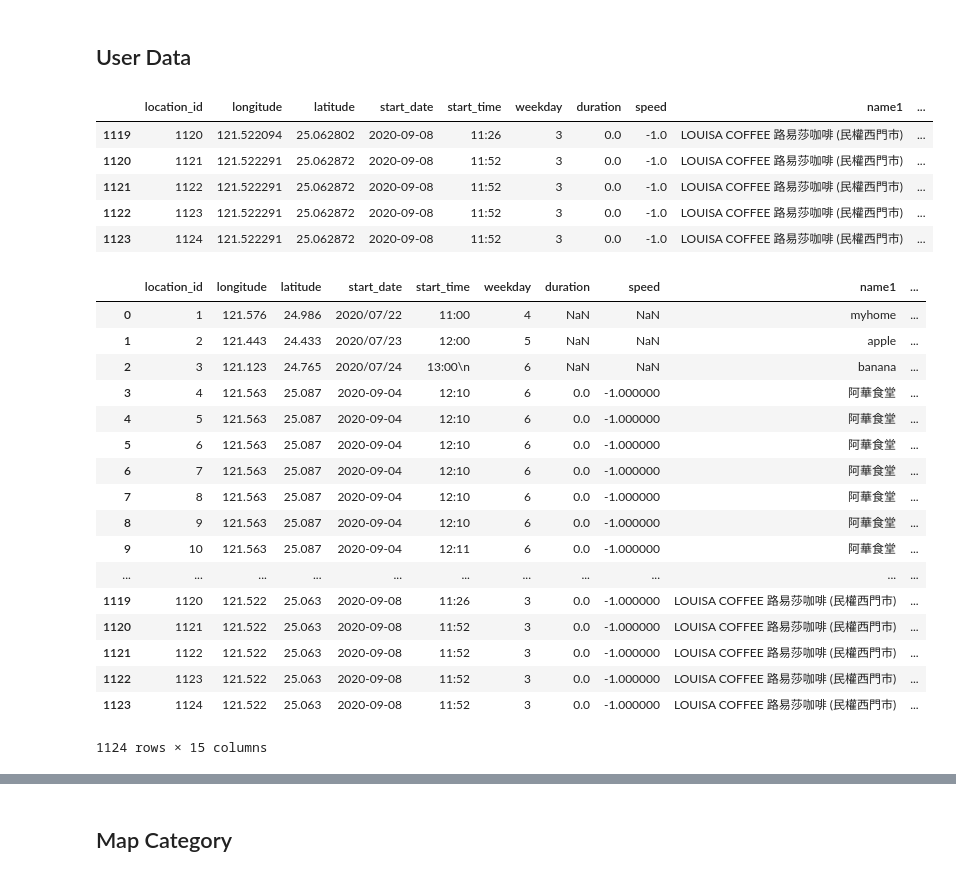
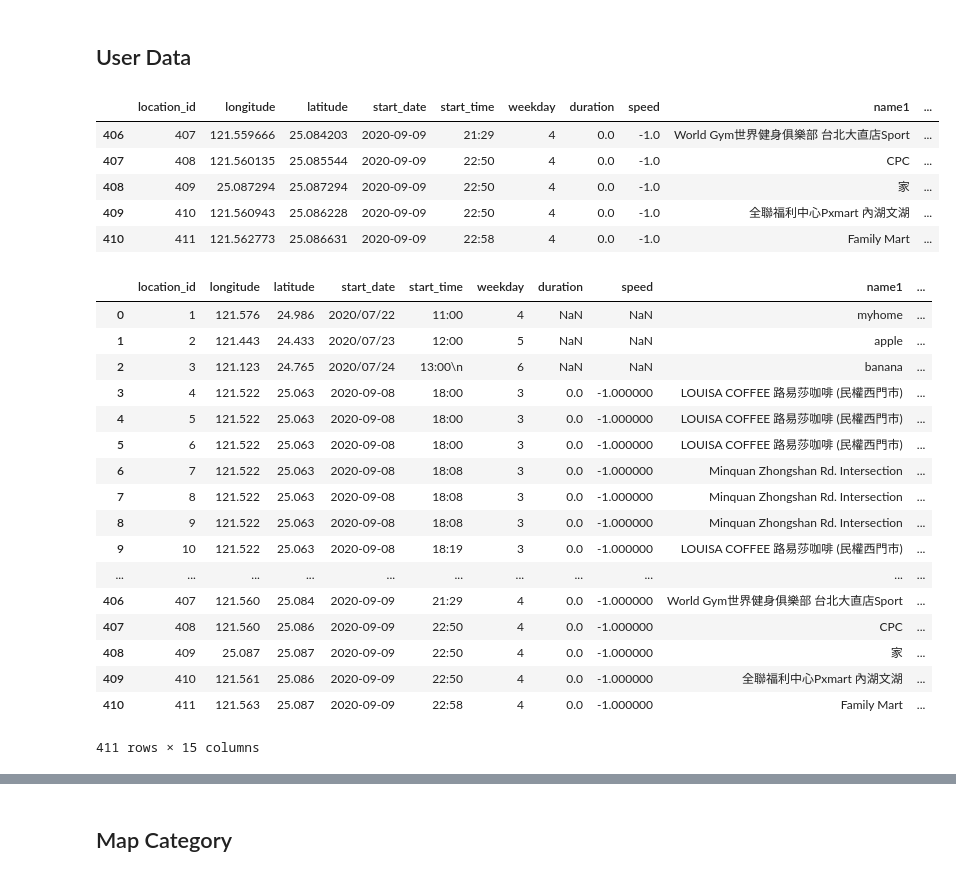
Before and after one commit to yuchieh0130/chchboss, a Jupyter notebook: CategoryPrediction_RandomForest.ipynb, the cells around one changed output, grey strips where cells are left out. Saved outputs shown, nothing was run; the diff lists cells and outputs as text; code cells hidden in the pictures.

```diff
--- a/CategoryPrediction_RandomForest.ipynb
+++ b/CategoryPrediction_RandomForest.ipynb
@@ -148,15 +148,15 @@ array([12,  1,  1, 10, 10, 10,  3, 10, 10,  1, 10, 11,  1,  1,  4, 10,  3,
 # %% [markdown]
 ## User Data
 # %%
-location = pd.read_csv("0908.csv")
+location = pd.read_csv("0909.csv")
 location.tail()
 # %% [output]
 |  | location_id | longitude | latitude | start_date | start_time | weekday | duration | speed | name1 | ... |
-| 1119 | 1120 | 121.522094 | 25.062802 | 2020-09-08 | 11:26 | 3 | 0.0 | -1.0 | LOUISA COFFEE 路易莎咖啡 (民權西門市) | ... |
-| 1120 | 1121 | 121.522291 | 25.062872 | 2020-09-08 | 11:52 | 3 | 0.0 | -1.0 | LOUISA COFFEE 路易莎咖啡 (民權西門市) | ... |
-| 1121 | 1122 | 121.522291 | 25.062872 | 2020-09-08 | 11:52 | 3 | 0.0 | -1.0 | LOUISA COFFEE 路易莎咖啡 (民權西門市) | ... |
-| 1122 | 1123 | 121.522291 | 25.062872 | 2020-09-08 | 11:52 | 3 | 0.0 | -1.0 | LOUISA COFFEE 路易莎咖啡 (民權西門市) | ... |
-| 1123 | 1124 | 121.522291 | 25.062872 | 2020-09-08 | 11:52 | 3 | 0.0 | -1.0 | LOUISA COFFEE 路易莎咖啡 (民權西門市) | ... |
+| 406 | 407 | 121.559666 | 25.084203 | 2020-09-09 | 21:29 | 4 | 0.0 | -1.0 | World Gym世界健身俱樂部 台北大直店Sport | ... |
+| 407 | 408 | 121.560135 | 25.085544 | 2020-09-09 | 22:50 | 4 | 0.0 | -1.0 | CPC | ... |
+| 408 | 409 | 25.087294 | 25.087294 | 2020-09-09 | 22:50 | 4 | 0.0 | -1.0 | 家 | ... |
+| 409 | 410 | 121.560943 | 25.086228 | 2020-09-09 | 22:50 | 4 | 0.0 | -1.0 | 全聯福利中心Pxmart 內湖文湖 | ... |
+| 410 | 411 | 121.562773 | 25.086631 | 2020-09-09 | 22:58 | 4 | 0.0 | -1.0 | Family Mart | ... |
 # %%
 stopLoc = location.drop(['category3','category4','category5'], 1)
 
@@ -175,20 +175,20 @@ stopLoc
 | 0 | 1 | 121.576 | 24.986 | 2020/07/22 | 11:00 | 4 | NaN | NaN | myhome | ... |
 | 1 | 2 | 121.443 | 24.433 | 2020/07/23 | 12:00 | 5 | NaN | NaN | apple | ... |
 | 2 | 3 | 121.123 | 24.765 | 2020/07/24 | 13:00\n | 6 | NaN | NaN | banana | ... |
-| 3 | 4 | 121.563 | 25.087 | 2020-09-04 | 12:10 | 6 | 0.0 | -1.000000 | 阿華食堂 | ... |
-| 4 | 5 | 121.563 | 25.087 | 2020-09-04 | 12:10 | 6 | 0.0 | -1.000000 | 阿華食堂 | ... |
-| 5 | 6 | 121.563 | 25.087 | 2020-09-04 | 12:10 | 6 | 0.0 | -1.000000 | 阿華食堂 | ... |
-| 6 | 7 | 121.563 | 25.087 | 2020-09-04 | 12:10 | 6 | 0.0 | -1.000000 | 阿華食堂 | ... |
-| 7 | 8 | 121.563 | 25.087 | 2020-09-04 | 12:10 | 6 | 0.0 | -1.000000 | 阿華食堂 | ... |
-| 8 | 9 | 121.563 | 25.087 | 2020-09-04 | 12:10 | 6 | 0.0 | -1.000000 | 阿華食堂 | ... |
-| 9 | 10 | 121.563 | 25.087 | 2020-09-04 | 12:11 | 6 | 0.0 | -1.000000 | 阿華食堂 | ... |
+| 3 | 4 | 121.522 | 25.063 | 2020-09-08 | 18:00 | 3 | 0.0 | -1.000000 | LOUISA COFFEE 路易莎咖啡 (民權西門市) | ... |
+| 4 | 5 | 121.522 | 25.063 | 2020-09-08 | 18:00 | 3 | 0.0 | -1.000000 | LOUISA COFFEE 路易莎咖啡 (民權西門市) | ... |
+| 5 | 6 | 121.522 | 25.063 | 2020-09-08 | 18:00 | 3 | 0.0 | -1.000000 | LOUISA COFFEE 路易莎咖啡 (民權西門市) | ... |
+| 6 | 7 | 121.522 | 25.063 | 2020-09-08 | 18:08 | 3 | 0.0 | -1.000000 | Minquan Zhongshan Rd. Intersection | ... |
+| 7 | 8 | 121.522 | 25.063 | 2020-09-08 | 18:08 | 3 | 0.0 | -1.000000 | Minquan Zhongshan Rd. Intersection | ... |
+| 8 | 9 | 121.522 | 25.063 | 2020-09-08 | 18:08 | 3 | 0.0 | -1.000000 | Minquan Zhongshan Rd. Intersection | ... |
+| 9 | 10 | 121.522 | 25.063 | 2020-09-08 | 18:19 | 3 | 0.0 | -1.000000 | LOUISA COFFEE 路易莎咖啡 (民權西門市) | ... |
 | ... | ... | ... | ... | ... | ... | ... | ... | ... | ... | ... |
-| 1119 | 1120 | 121.522 | 25.063 | 2020-09-08 | 11:26 | 3 | 0.0 | -1.000000 | LOUISA COFFEE 路易莎咖啡 (民權西門市) | ... |
-| 1120 | 1121 | 121.522 | 25.063 | 2020-09-08 | 11:52 | 3 | 0.0 | -1.000000 | LOUISA COFFEE 路易莎咖啡 (民權西門市) | ... |
-| 1121 | 1122 | 121.522 | 25.063 | 2020-09-08 | 11:52 | 3 | 0.0 | -1.000000 | LOUISA COFFEE 路易莎咖啡 (民權西門市) | ... |
-| 1122 | 1123 | 121.522 | 25.063 | 2020-09-08 | 11:52 | 3 | 0.0 | -1.000000 | LOUISA COFFEE 路易莎咖啡 (民權西門市) | ... |
-| 1123 | 1124 | 121.522 | 25.063 | 2020-09-08 | 11:52 | 3 | 0.0 | -1.000000 | LOUISA COFFEE 路易莎咖啡 (民權西門市) | ... |
+| 406 | 407 | 121.560 | 25.084 | 2020-09-09 | 21:29 | 4 | 0.0 | -1.000000 | World Gym世界健身俱樂部 台北大直店Sport | ... |
+| 407 | 408 | 121.560 | 25.086 | 2020-09-09 | 22:50 | 4 | 0.0 | -1.000000 | CPC | ... |
+| 408 | 409 | 25.087 | 25.087 | 2020-09-09 | 22:50 | 4 | 0.0 | -1.000000 | 家 | ... |
+| 409 | 410 | 121.561 | 25.086 | 2020-09-09 | 22:50 | 4 | 0.0 | -1.000000 | 全聯福利中心Pxmart 內湖文湖 | ... |
+| 410 | 411 | 121.563 | 25.087 | 2020-09-09 | 22:58 | 4 | 0.0 | -1.000000 | Family Mart | ... |
-1124 rows × 15 columns
+411 rows × 15 columns
 # %%
 for i in range(10):
     dropList = []
```
Also changed, not shown: parts of 4 cells of this notebook, 4 other files.
